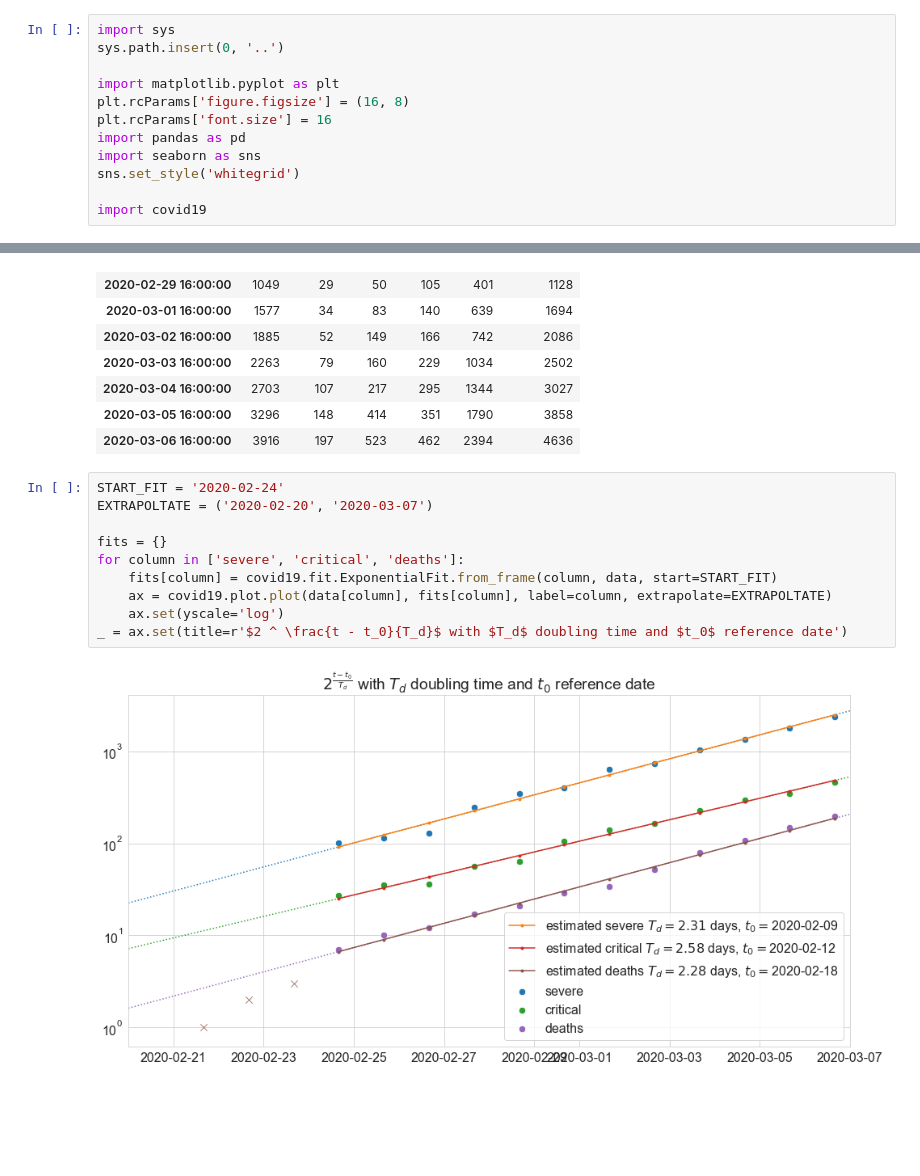
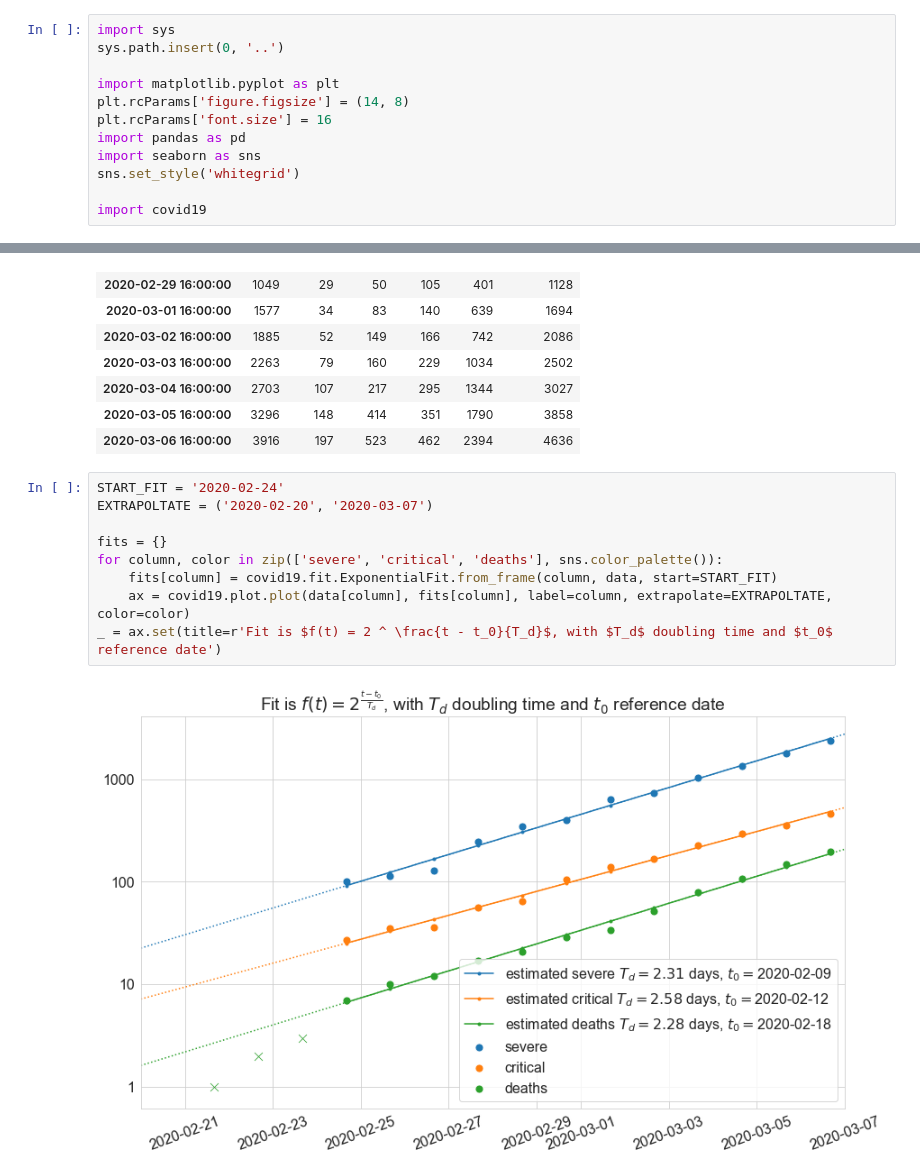
Before and after one commit to alexamici/covid-19-notebooks, a Jupyter notebook: notebooks/italy-situation-report.ipynb, the cells around one changed output, grey strips where cells are left out. Drawn from its saved outputs; the diff is of its cells as text; blank space fills up the shorter version.

Commit message:
Plot style

```diff
--- a/notebooks/italy-situation-report.ipynb
+++ b/notebooks/italy-situation-report.ipynb
@@ -8,7 +8,7 @@ import sys
 sys.path.insert(0, '..')
 
 import matplotlib.pyplot as plt
-plt.rcParams['figure.figsize'] = (16, 8)
+plt.rcParams['figure.figsize'] = (14, 8)
 plt.rcParams['font.size'] = 16
 import pandas as pd
 import seaborn as sns
@@ -41,12 +41,11 @@ data
 # %%
 START_FIT = '2020-02-24'
 EXTRAPOLTATE = ('2020-02-20', '2020-03-07')
 
 fits = {}
-for column in ['severe', 'critical', 'deaths']:
+for column, color in zip(['severe', 'critical', 'deaths'], sns.color_palette()):
     fits[column] = covid19.fit.ExponentialFit.from_frame(column, data, start=START_FIT)
-    ax = covid19.plot.plot(data[column], fits[column], label=column, extrapolate=EXTRAPOLTATE)
-    ax.set(yscale='log')
-_ = ax.set(title=r'$2 ^ \frac{t - t_0}{T_d}$ with $T_d$ doubling time and $t_0$ reference date')
+    ax = covid19.plot.plot(data[column], fits[column], label=column, extrapolate=EXTRAPOLTATE, color=color)
+_ = ax.set(title=r'Fit is $f(t) = 2 ^ \frac{t - t_0}{T_d}$, with $T_d$ doubling time and $t_0$ reference date')
 # %% [output]
-[figure, old version]
+[figure, new version]
```
Also changed, not shown: 1 other file.
